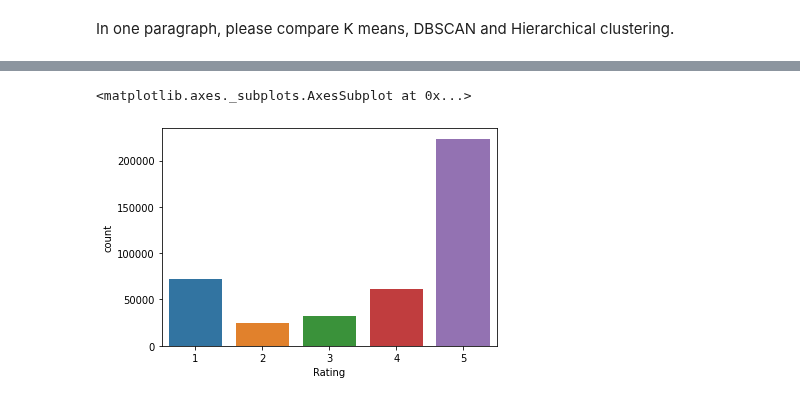
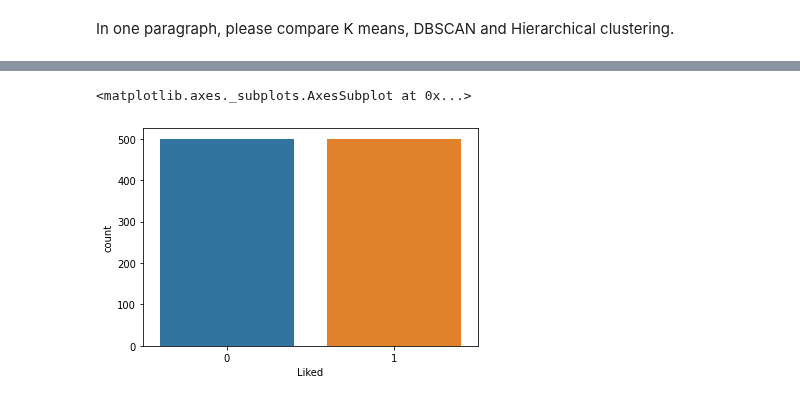
Before and after one commit to prithvikolla/Compuational_Methods_INFO5731, a Jupyter notebook: In_Class_Exersise/In_Class_exercises_10.ipynb, the cells around one changed output, grey strips where cells are left out. Saved outputs shown, nothing was run; the diff lists cells and outputs as text; code cells hidden in the pictures.

```diff
--- a/In_Class_Exersise/In_Class_exercises_10.ipynb
+++ b/In_Class_Exersise/In_Class_exercises_10.ipynb
@@ -18,6 +18,6 @@ https://www.kaggle.com/karthik3890/text-clustering
 # %%
 #Write your code here.
 import pandas as pd
-df = pd.read_csv('/content/Amazon_Unlocked_Mobile.csv')
+df = pd.read_csv('/content/Restaurant_Reviews.tsv',delimiter= '\t')
 df.shape
 # %% [output]
@@ -37,7 +37,7 @@ df.head()
 #You can write you answer here.
 import seaborn as sns
 # %%
-sns.countplot(df.Rating)
+sns.countplot(df.Liked)
 # %% [output]
 <matplotlib.axes._subplots.AxesSubplot at 0x...>
-[figure, old version]
+[figure, new version]
```
Also changed, not shown: parts of 65 cells of this notebook.
